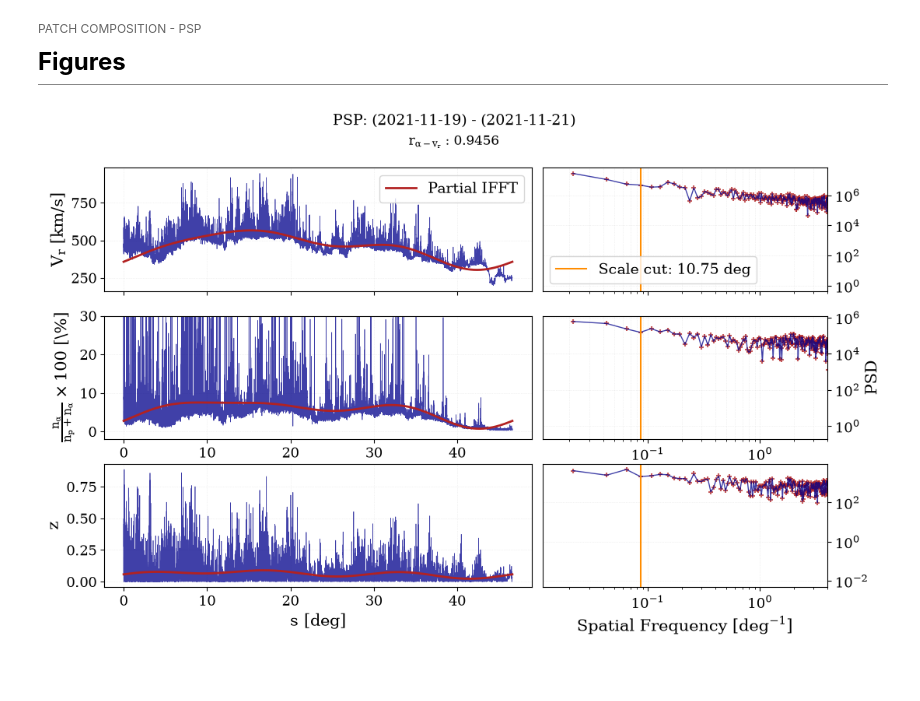
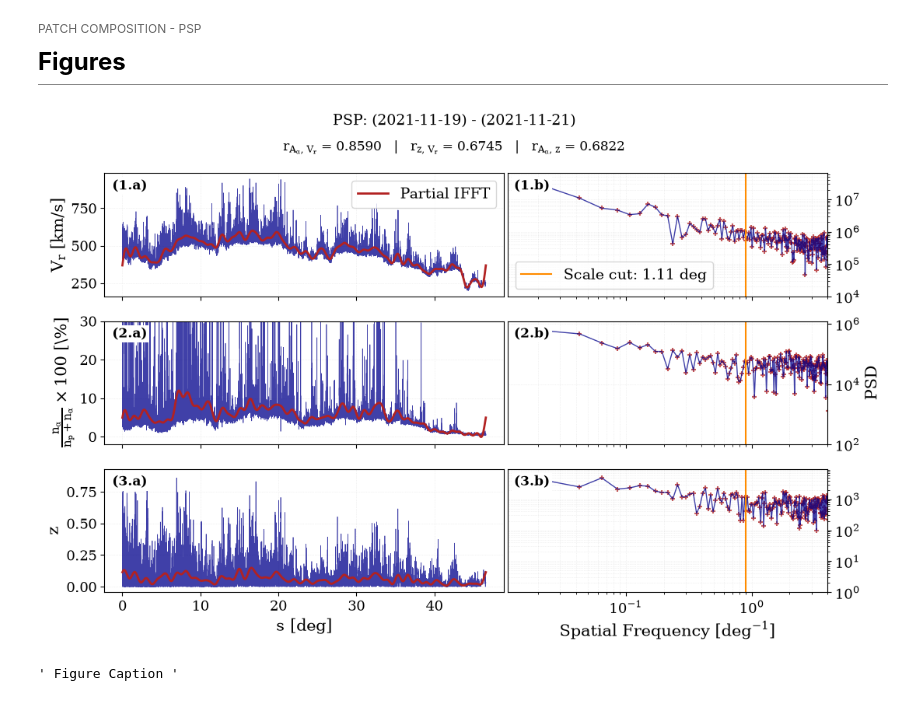
Before and after one commit to TristanVrg/patch-composition, a Jupyter notebook: Analysis/patch-psp.ipynb, the cells around one changed output. Drawn from its saved outputs; the diff is of its cells as text; code cells hidden in the pictures; blank space fills up the shorter version.

```diff
--- a/Analysis/patch-psp.ipynb
+++ b/Analysis/patch-psp.ipynb
@@ -243,7 +279,7 @@ Fourier Analysis
 
 </div>
 # %%
-f_cut = 9.3e-2
+f_cut = 9e-1
 # %% [markdown]
 <div style="
     font-family: 'Times New Roman', serif;
@@ -600,30 +684,35 @@ Figures
 # %%
 fig = plt.figure(figsize=(12, 7))
 
-gs = fig.add_gridspec(3, 2, width_ratios=[1.5, 1], wspace=0.03, hspace=0.2)
+gs = fig.add_gridspec(3, 2, width_ratios=[1.5, 1.2], wspace=0.01, hspace=0.2)
+
+corrs = [
+    (r"$r_{A_\alpha,\,V_r}$", r_a_vr),
+    (r"$r_{z,\,V_r}$",        r_z_vr),
+    (r"$r_{A_\alpha,\,z}$",   r_a_z),
+]
+subtitle = "   |   ".join(f"{lab} = {val:.4f}" for lab, val in corrs)
 
 fig.suptitle(
     rf"PSP: ({start_PSP.strftime('%Y-%m-%d')}) - ({stop_PSP.strftime('%Y-%m-%d')})",
-    fontsize=14
+    fontsize=14,
+    y=0.99
 )
 
-fig.text(
-    0.5, 0.94,
-    rf"$r_{{\alpha-v_r}}$ : {r_a_vr:.4f}",
-    ha="center",
-    va="top",
-    fontsize=12
-)
+fig.text(0.5, 0.94, subtitle, ha="center", va="top", fontsize=12)
 
 # Left column: time series
 ax_v = fig.add_subplot(gs[0, 0])
 ax_a = fig.add_subplot(gs[1, 0], sharex=ax_v)
-ax_z = fig.add_subplot(gs[2, 0], sharex=ax_v)
+ax_z = fig.add_subplot(gs[2, 0], sharex=ax_a)
 
 # Right column: spectra
 ax_v_spec = fig.add_subplot(gs[0, 1])
-ax_a_spec = fig.add_subplot(gs[1, 1])
-ax_z_spec = fig.add_subplot(gs[2, 1])
+ax_a_spec = fig.add_subplot(gs[1, 1], sharex=ax_v_spec)
+ax_z_spec = fig.add_subplot(gs[2, 1], sharex=ax_a_spec)
+
+ax_a.tick_params(labelbottom=False)
+ax_a_spec.tick_params(labelbottom=False)
 
 
 # --- Velocity time series
@@ -639,8 +728,7 @@ ax_v.legend(loc='best')
 ax_v_spec.loglog(freq_vr[1:], np.abs(fft_vr_copy[1:]), linewidth=1, color='darkblue', alpha=0.75)
 ax_v_spec.scatter(freq_vr[1:], np.abs(fft_vr_copy[1:]), marker="+", color="firebrick", s=20, alpha=0.75)
 ax_v_spec.axvline(freq_vr[idx_cut_vr], color="darkorange", linestyle="-", linewidth=1.5, label=f"Scale cut: {round(1/f_cut, 2)} deg")
-ax_v_spec.set_xlim(None, 4e0)
-#ax_v_spec.set_ylim(1e5, 1e9)
+
 ax_v_spec.grid(which="both", linestyle=":", alpha=0.3)
 ax_v_spec.tick_params(labelbottom=False)
 ax_v_spec.legend(loc="lower left")
@@ -650,7 +738,6 @@ ax_v_spec.legend(loc="lower left")
 ax_a.plot(s_psp_new, a_percent_new, linewidth=0.5, color='darkblue', alpha=0.75)
 ax_a.plot(s_psp_new[:-1], filter_data_a_percent, color="firebrick", linewidth=2.0)
 ax_a.set_ylabel(r"$\frac{n_\alpha}{n_p+n_\alpha}\times100$ [\%]")
-ax_a.set_xlabel("s [deg]")
 ax_a.set_ylim(-2, 30)
 ax_a.grid(which="both", linestyle=":", alpha=0.3)
 
@@ -658,9 +745,7 @@ ax_a.grid(which="both", linestyle=":", alpha=0.3)
 ax_a_spec.loglog(freq_a_percent[1:], np.abs(fft_a_percent_copy[1:]), linewidth=1, color='darkblue', alpha=0.75)
 ax_a_spec.scatter(freq_a_percent[1:], np.abs(fft_a_percent_copy[1:]), marker="+", color="firebrick", s=20, alpha=0.75)
 ax_a_spec.axvline(freq_a_percent[idx_cut_a_percent], color="darkorange", linestyle="-", linewidth=1.5)
-ax_a_spec.set_xlabel("Spatial Frequency [$deg^{-1}$]")
 ax_a_spec.set_ylabel("PSD")
-ax_a_spec.set_xlim(None, 4e0)
 ax_a_spec.grid( which="both", linestyle=":", alpha=0.3)
 
 
@@ -669,37 +754,67 @@ ax_z.plot(s_psp_new, deflection_new, color='darkblue', linewidth=0.5, alpha=0.75
 ax_z.plot(s_psp_new[:-1], filter_data_deflection, color='firebrick', linewidth=2)
 ax_z.set_ylabel(r"$z$")
 ax_z.set_xlabel("s [deg]")
-ax_z.grid(ls=":", alpha=0.3)
+ax_z.grid(which="both", ls=":", alpha=0.3)
 
 # Normalised deflection spectrum
 ax_z_spec.loglog(freq_deflection[1:], np.abs(fft_deflection_copy[1:]), color='darkblue', linewidth=1, alpha=0.75)
 ax_z_spec.scatter(freq_deflection[1:], np.abs(fft_deflection_copy[1:]), marker="+", color="firebrick", s=20, alpha=0.75)
 ax_z_spec.axvline(freq_deflection[idx_cut_deflection], color="darkorange", linewidth=1.5)
-ax_z_spec.set_xlim(None, 4)
-#ax_z_spec.set_ylim(1e3, 1e7)
 ax_z_spec.set_xlabel(r"Spatial Frequency [$deg^{-1}$]")
-ax_z_spec.grid(ls=":", alpha=0.3)
+ax_z_spec.grid(which="both", ls=":", alpha=0.3)
 
 
+# --- Plot limit
+xmin, xmax = None, 4e0
+ax_v_spec.set_xlim(xmin, xmax)
+
+ax_v_spec.set_ylim(1e4, None)
+ax_a_spec.set_ylim(1e2, None)
+ax_z_spec.set_ylim(1, None)
+
+
+# --- Right axis
 ax_v_spec.yaxis.tick_right()
 ax_v_spec.yaxis.set_label_position("right")
 
 ax_a_spec.yaxis.tick_right()
 ax_a_spec.yaxis.set_label_position("right")
 
 ax_z_spec.yaxis.tick_right()
 ax_z_spec.yaxis.set_label_position("right")
+
+
+# --- Panel labels
+panel_labels = {
+    ax_v:      "(1.a)", ax_v_spec: "(1.b)",
+    ax_a:      "(2.a)", ax_a_spec: "(2.b)",
+    ax_z:      "(3.a)", ax_z_spec: "(3.b)",
+}
+
+for ax, lab in panel_labels.items():
+    ax.text(
+        0.02, 0.95, lab,
+        transform=ax.transAxes,
+        ha="left", va="top",
+        fontsize=12, fontweight="bold",
+        bbox=dict(facecolor="white", edgecolor="none", alpha=1.0, pad=2),
+        zorder=10,
+    )
 
 # Save
 fig.savefig(
     Path("..") / "Results" / "Figures" /
     f"PSP-corr_{start_PSP.strftime('%Y-%m-%d')}_"
     f"{stop_PSP.strftime('%Y-%m-%d')}_"
     f"{round(1/f_cut, 2)}.png",
     dpi=300,
     bbox_inches="tight"
 )
 
 plt.show()
 # %% [output]
-[figure, old version]
+[figure, new version]
+# %%
+""" Figure Caption """
+# %% [output]
+' Figure Caption '
```
Also changed, not shown: parts of 7 cells of this notebook, 3 other files.
